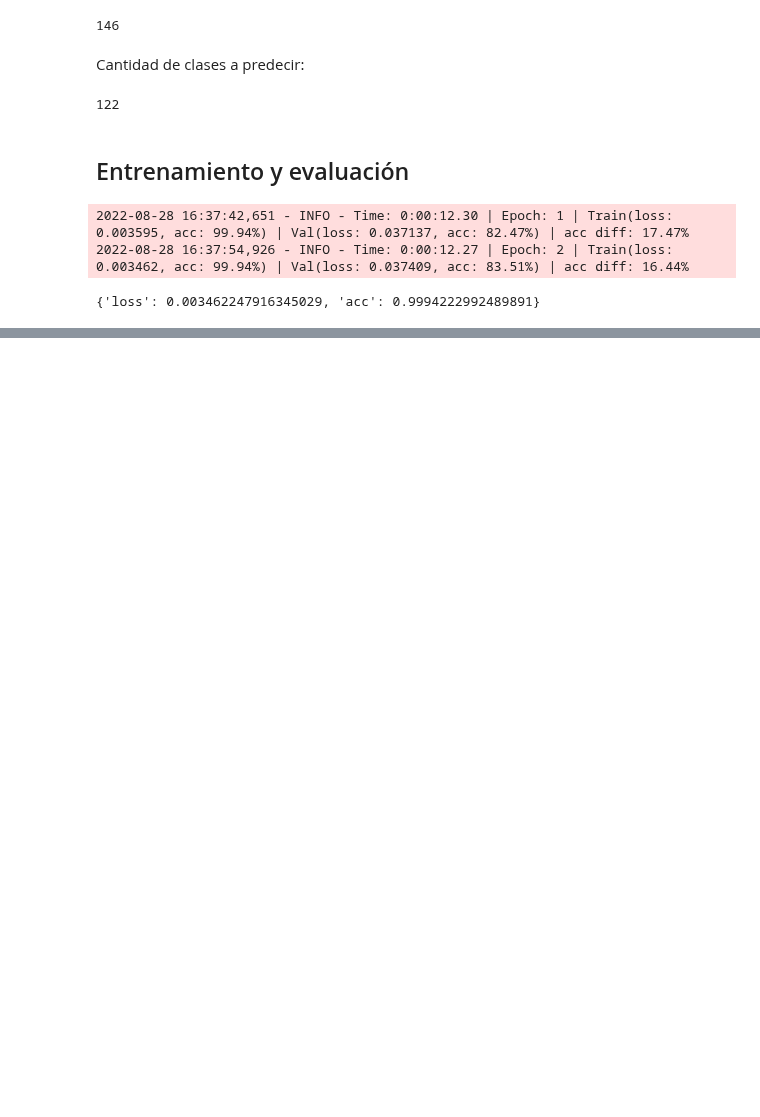
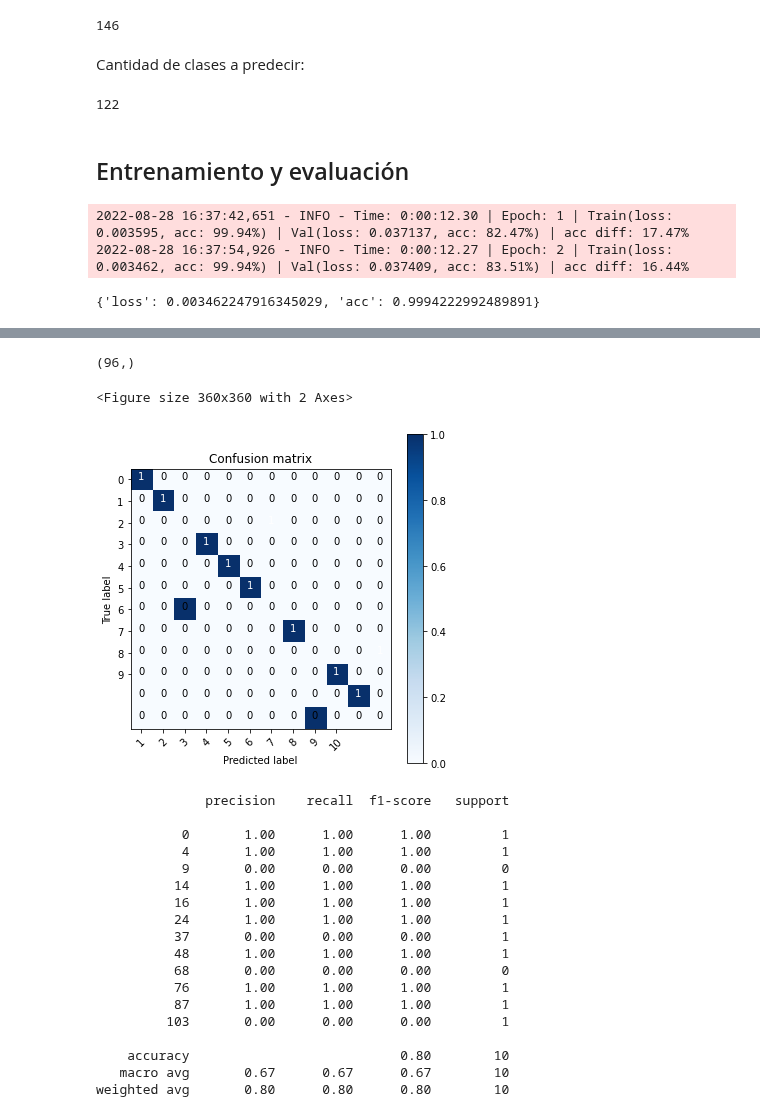
Before and after one commit to magistery-tps/text-mining, a Jupyter notebook: notebooks/ebay-model.ipynb, the cells around one changed output, grey strips where cells are left out. Saved outputs shown, nothing was run; the diff lists cells and outputs as text; code cells hidden in the pictures; blank space fills up the shorter version.

```diff
--- a/notebooks/ebay-model.ipynb
+++ b/notebooks/ebay-model.ipynb
@@ -160,4 +163,4 @@ model.fit(train_dataset, val_dataset, epochs=2)
 # %%
 classifier.save(MODEL_WEIGHTS_PATH)
 # %%
-model.validate(test_dataset)
+summary = model.validate(test_dataset)
@@ -165,0 +201,27 @@ model.validate(test_dataset)
+# %%
+np.concatenate(summary.predictions).shape
+# %% [output]
+(96,)
+# %%
+summary.show_sample_metrics(0)
+# %% [output]
+<Figure size 360x360 with 2 Axes>
+[figure, added]
+              precision    recall  f1-score   support
+
+           0       1.00      1.00      1.00         1
+           4       1.00      1.00      1.00         1
+           9       0.00      0.00      0.00         0
+          14       1.00      1.00      1.00         1
+          16       1.00      1.00      1.00         1
+          24       1.00      1.00      1.00         1
+          37       0.00      0.00      0.00         1
+          48       1.00      1.00      1.00         1
+          68       0.00      0.00      0.00         0
+          76       1.00      1.00      1.00         1
+          87       1.00      1.00      1.00         1
+         103       0.00      0.00      0.00         1
+
+    accuracy                           0.80        10
+   macro avg       0.67      0.67      0.67        10
+weighted avg       0.80      0.80      0.80        10
```
Also changed, not shown: parts of 8 cells of this notebook, 2 other files.
